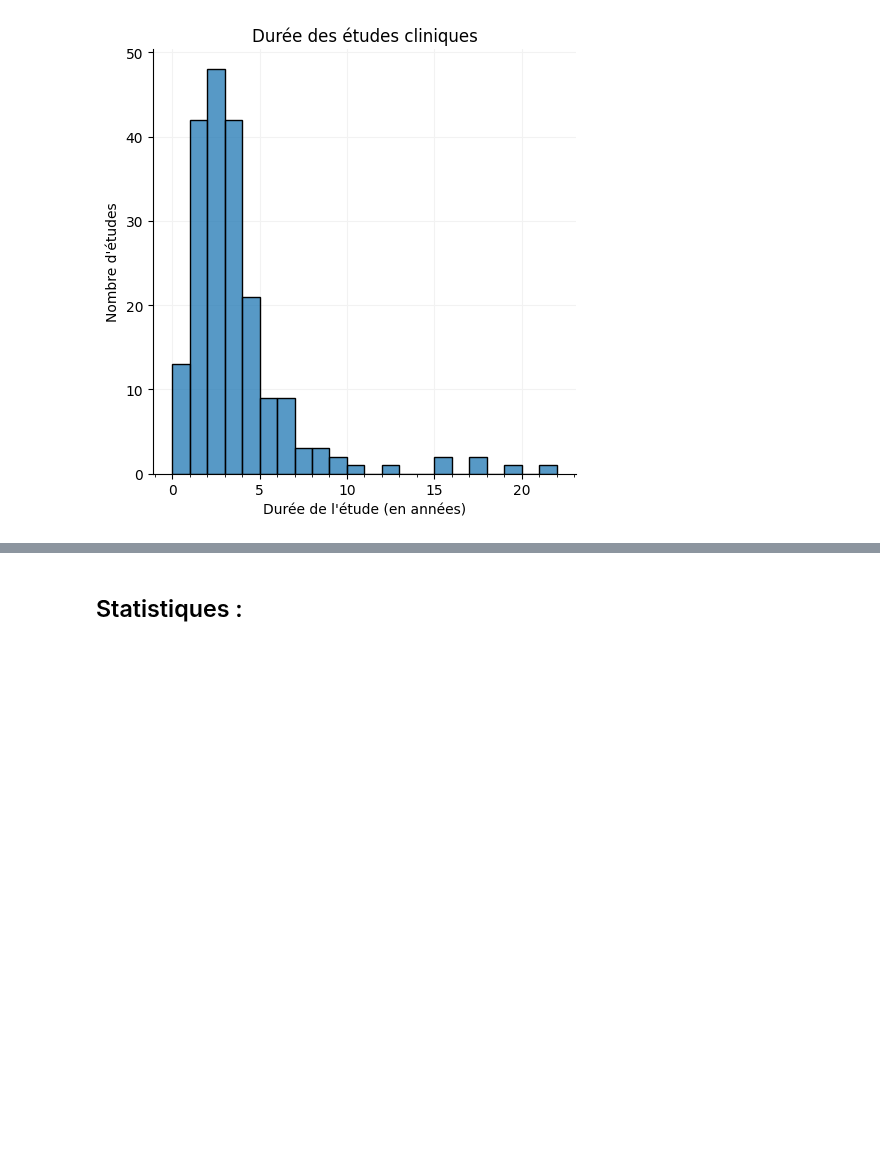
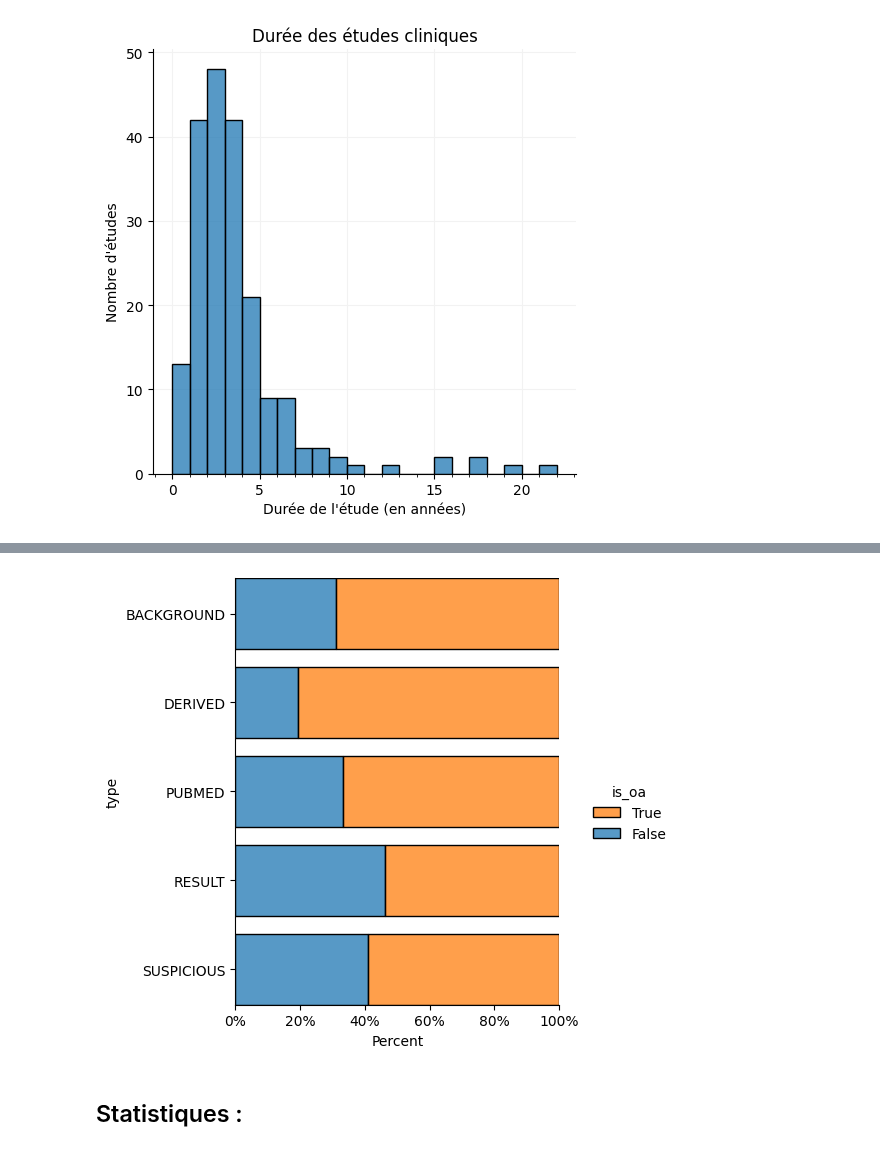
Before and after one commit to Inserm-IST/BSO-Inserm-Sante, a Jupyter notebook: 02_traitement_donnees_sante.ipynb, the cells around one changed output, grey strips where cells are left out. Saved outputs shown, nothing was run; the diff lists cells and outputs as text; code cells hidden in the pictures; blank space fills up the shorter version.

```diff
--- a/02_traitement_donnees_sante.ipynb
+++ b/02_traitement_donnees_sante.ipynb
@@ -1123,3 +1206,21 @@ g.set(
+# %%
+from matplotlib.ticker import PercentFormatter
+
+g = sns.displot(
+    df_oa_status,
+    y = 'type',
+    hue ='is_oa',
+    discrete = True,
+    multiple = 'fill',
+    stat = 'percent',
+    shrink = .8,
+    palette = {False: 'C0', True: 'C1'},
+    hue_order = [True, False],
+)
+
+g.axes[0][0].xaxis.set_major_formatter(PercentFormatter(1))
+# %% [output]
+[figure, added]
 # %% [markdown]
 ## Statistiques :
 # %% [markdown]
```
Also changed, not shown: parts of 11 cells of this notebook.
